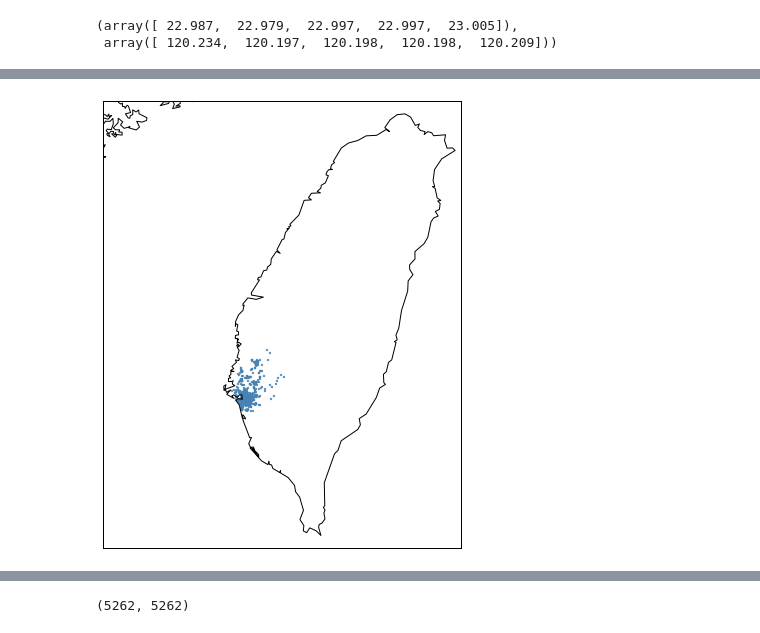
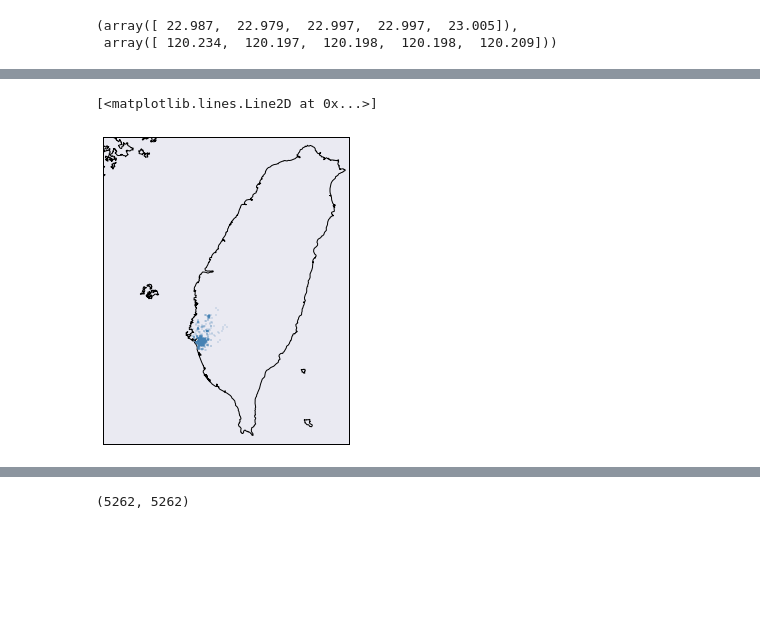
Before and after one commit to cchuang2009/math-2015-2, a Jupyter notebook: 1/maps.ipynb, the cells around one changed output, grey strips where cells are left out. Cells and saved outputs as stored; diff of their text form; code cells hidden in the pictures; blank space fills up the shorter version.

```diff
--- a/1/maps.ipynb
+++ b/1/maps.ipynb
@@ -384,5 +486,8 @@ Show me the dangerous courage that dengue has occupied
 # %%
 from numpy import genfromtxt
+import seaborn as sns
+sns.set()
+
 data_file = genfromtxt('data/0908.csv', delimiter=',')
 
 date=data_file[1:,1]
@@ -419,0 +525,4 @@ map.plot(x, y, 'ro', markersize=6)
+# %%
+#fig = plt.figure(figsize=(5,5))
+map_width=5
+map_height=5
@@ -420,16 +531,9 @@ map.plot(x, y, 'ro', markersize=6)
 # %%
-from mpl_toolkits.basemap import Basemap
-import matplotlib.pyplot as plt
-import numpy as np
-fig = plt.figure(figsize=(8,8))
-map = Basemap(projection='mill' ,
-                              resolution='i' ,
-                              llcrnrlon=119.0 , llcrnrlat=21.8,
-                              urcrnrlon=122.05 , urcrnrlat=25.4,
-                              lat_ts =20)
+map = Basemap(width=map_width,height=map_height,
+              projection='mill', resolution='h', llcrnrlon=119.0 , llcrnrlat=21.8,
+              urcrnrlon=122.05, urcrnrlat=25.4, lat_ts =20)
+
 map.drawcoastlines()
 map.drawmapboundary()
-
-map.scatter(lons, lats, latlon=True,
-          s=2, marker='o',  color="steelblue", alpha=0.8);
+map.plot(lons,lats,latlon=True,marker='o', lw=0, markersize=2,color="steelblue",alpha=0.2)
 # %% [output]
@@ -436,2 +541,3 @@ map.scatter(lons, lats, latlon=True,
+[<matplotlib.lines.Line2D at 0x...>]
-[figure, old version]
+[figure, new version]
 # %%
```
Also changed, not shown: parts of 87 cells of this notebook.
